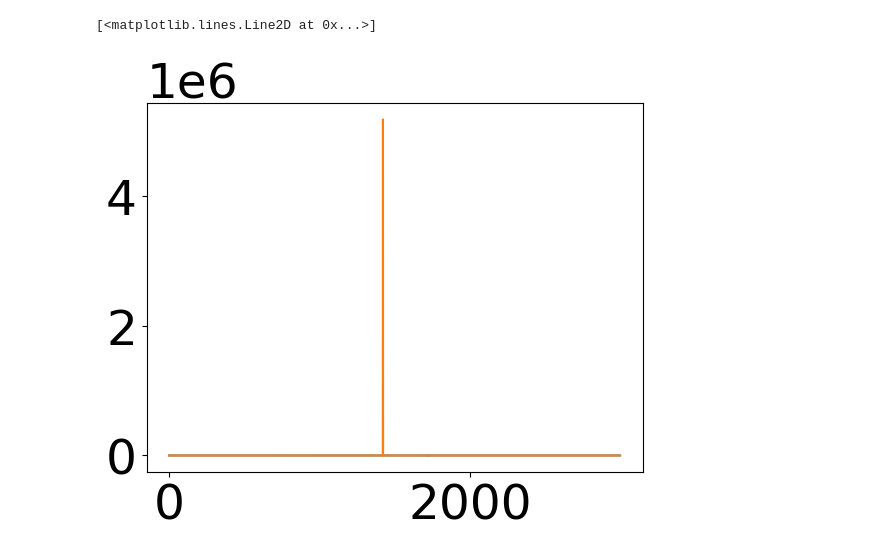
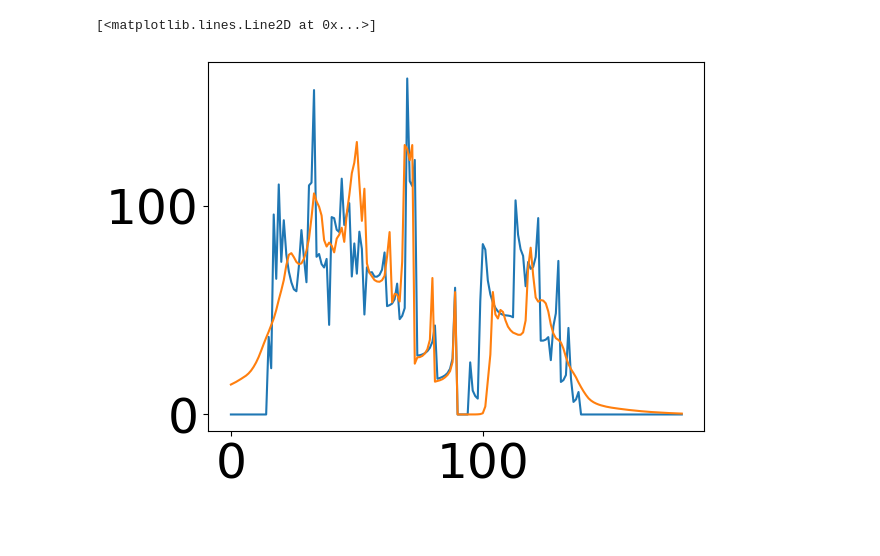
Before and after one commit to Nano-TCAD/QuaTrEx, a Jupyter notebook: quatrex/results/CNT_sc/analysis.ipynb, the cells around one changed output. Saved outputs shown, nothing was run; the diff lists cells and outputs as text; code cells hidden in the pictures; blank space fills up the shorter version.

Commit message:
debugging bandedge mpi, dos plot

```diff
--- a/quatrex/results/CNT_sc/analysis.ipynb
+++ b/quatrex/results/CNT_sc/analysis.ipynb
@@ -74,11 +74,11 @@ np.max(DOS_TEST[:, 0])
 # %%
 DOS_TEST = np.loadtxt('DOS_' + str(0) + '.dat').view(complex)
 
-plt.plot(DOS_TEST[:, 0])
+plt.plot(DOS_TEST[45:225, 0])
 #DOS_TEST = np.loadtxt('DOS_' + str(1) + '.dat').view(complex)
 #plt.plot(DOS_TEST[:, 1])
-DOS_TEST = np.loadtxt('DOS_' + str(1) + '.dat').view(complex)
-plt.plot(DOS_TEST[:, 3])
+DOS_TEST = np.loadtxt('DOS_' + str(10) + '.dat').view(complex)
+plt.plot(DOS_TEST[49:229, 3])
 # %% [output]
 [<matplotlib.lines.Line2D at 0x...>]
-[figure, old version]
+[figure, new version]
```
Also changed, not shown: parts of 4 cells of this notebook, 5 other files.
